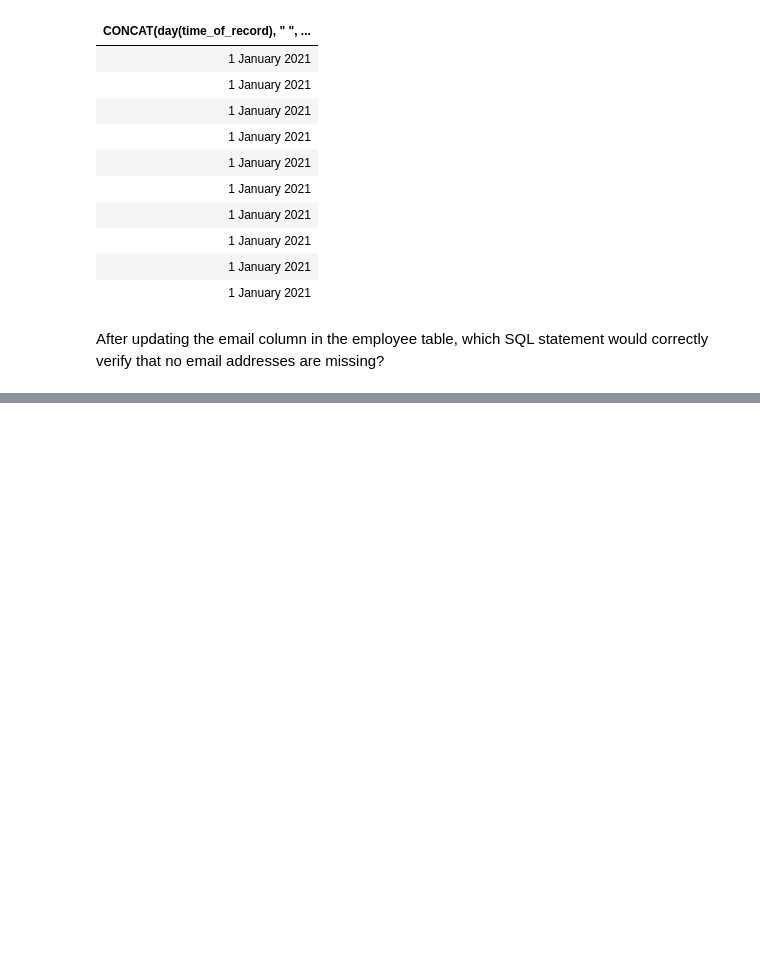
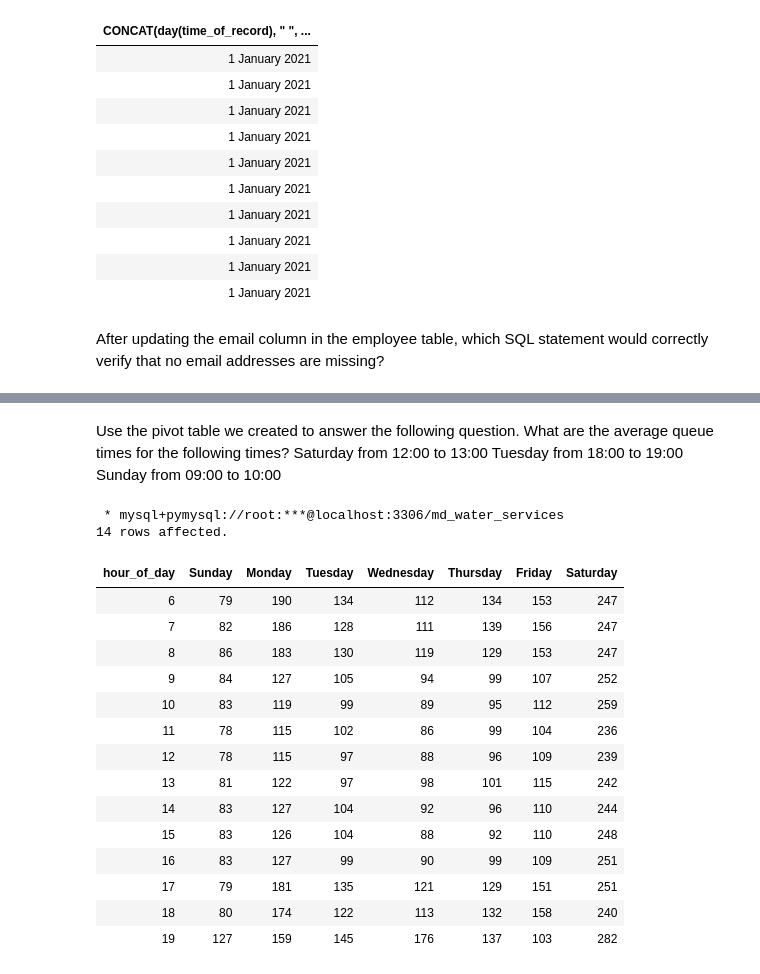
Before and after one commit to Boyinblue017/SQL_learning_Journey, a Jupyter notebook: Projects/MajiNdogo/MajiNdogo.ipynb, the cells around one changed output, grey strips where cells are left out. Saved outputs shown, nothing was run; the diff lists cells and outputs as text; code cells hidden in the pictures; blank space fills up the shorter version.

```diff
--- a/Projects/MajiNdogo/MajiNdogo.ipynb
+++ b/Projects/MajiNdogo/MajiNdogo.ipynb
@@ -418,0 +424,38 @@ SELECT COUNT(*) FROM employee WHERE email IS NULL;
+# %% [markdown]
+Use the pivot table we created to answer the following question. What are the average queue times for the following times?
+Saturday from 12:00 to 13:00
+Tuesday from 18:00 to 19:00
+Sunday from 09:00 to 10:00
+# %%
+%%sql
+SELECT
+    HOUR(time_of_record) AS hour_of_day,
+    ROUND(AVG(CASE WHEN DAYOFWEEK(time_of_record) = 1 THEN time_in_queue END), 0) AS Sunday,
+    ROUND(AVG(CASE WHEN DAYOFWEEK(time_of_record) = 2 THEN time_in_queue END), 0) AS Monday,
+    ROUND(AVG(CASE WHEN DAYOFWEEK(time_of_record) = 3 THEN time_in_queue END), 0) AS Tuesday,
+    ROUND(AVG(CASE WHEN DAYOFWEEK(time_of_record) = 4 THEN time_in_queue END), 0) AS Wednesday,
+    ROUND(AVG(CASE WHEN DAYOFWEEK(time_of_record) = 5 THEN time_in_queue END), 0) AS Thursday,
+    ROUND(AVG(CASE WHEN DAYOFWEEK(time_of_record) = 6 THEN time_in_queue END), 0) AS Friday,
+    ROUND(AVG(CASE WHEN DAYOFWEEK(time_of_record) = 7 THEN time_in_queue END), 0) AS Saturday
+FROM visits
+WHERE time_in_queue != 0
+GROUP BY HOUR(time_of_record)
+ORDER BY hour_of_day;
+# %% [output]
+ * mysql+pymysql://root:***@localhost:3306/md_water_services
+14 rows affected.
+| hour_of_day | Sunday | Monday | Tuesday | Wednesday | Thursday | Friday | Saturday |
+| 6 | 79 | 190 | 134 | 112 | 134 | 153 | 247 |
+| 7 | 82 | 186 | 128 | 111 | 139 | 156 | 247 |
+| 8 | 86 | 183 | 130 | 119 | 129 | 153 | 247 |
+| 9 | 84 | 127 | 105 | 94 | 99 | 107 | 252 |
+| 10 | 83 | 119 | 99 | 89 | 95 | 112 | 259 |
+| 11 | 78 | 115 | 102 | 86 | 99 | 104 | 236 |
+| 12 | 78 | 115 | 97 | 88 | 96 | 109 | 239 |
+| 13 | 81 | 122 | 97 | 98 | 101 | 115 | 242 |
+| 14 | 83 | 127 | 104 | 92 | 96 | 110 | 244 |
+| 15 | 83 | 126 | 104 | 88 | 92 | 110 | 248 |
+| 16 | 83 | 127 | 99 | 90 | 99 | 109 | 251 |
+| 17 | 79 | 181 | 135 | 121 | 129 | 151 | 251 |
+| 18 | 80 | 174 | 122 | 113 | 132 | 158 | 240 |
+| 19 | 127 | 159 | 145 | 176 | 137 | 103 | 282 |
```
Also changed, not shown: parts of 1 cell of this notebook.
